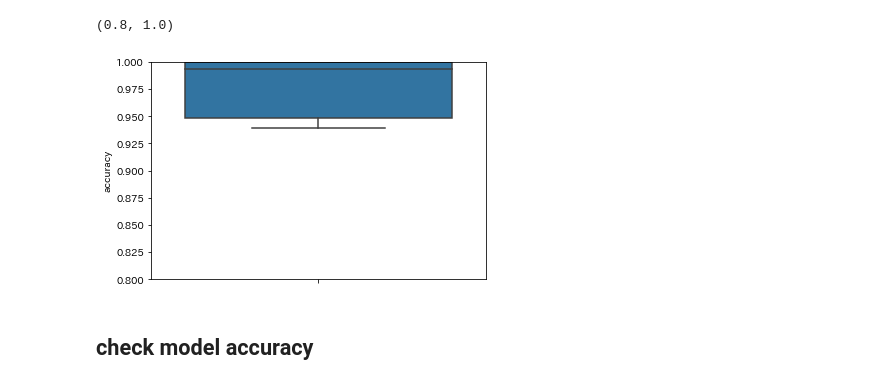
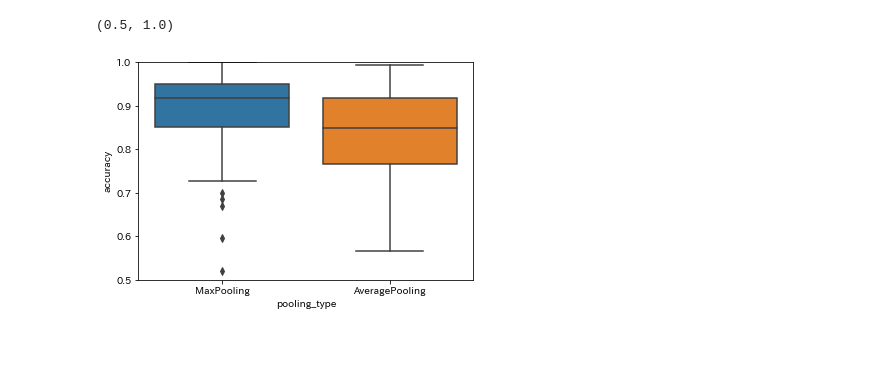
Before and after one commit to huxianyin/hu_ShiftInvarianceValidation_Biosignals2020, a Jupyter notebook: AF Detection/Analyze Result.ipynb, the cells around one changed output. Cells and saved outputs as stored; diff of their text form; code cells hidden in the pictures; blank space fills up the shorter version.

```diff
--- a/AF Detection/Analyze Result.ipynb
+++ b/AF Detection/Analyze Result.ipynb
@@ -36,3 +32,11 @@ result_df = drop_repeat(pd.read_csv("./results/result.csv"),axis="accuracy",repe
+# %%
+#result_df_max = drop_repeat(pd.read_csv("./results_max/result.csv"),axis="accuracy",repeat=10)
+result_df_max = pd.read_csv("./results_max/result.csv")
+result_df_max = result_df_max.drop(['Unnamed: 0'],axis=1)
+#result_df_avg = drop_repeat(pd.read_csv("./results_avg/result.csv"),axis="accuracy",repeat=10)
+result_df_avg = pd.read_csv("./results_avg/result.csv")
+result_df_avg = result_df_avg.drop(['Unnamed: 0'],axis=1)
+result_df = pd.concat([result_df_max,result_df_avg],axis=0)
 # %%
 result_df
 # %% [output]
@@ -49,8 +61,6 @@ np.mean(result_df.accuracy)
 # %%
-sns.boxplot(data=result_df,y="accuracy")
-plt.ylim(0.8,1.0)
+sns.boxplot(data=result_df,x="pooling_type",y="accuracy")
+plt.ylim(0.5,1.0)
 # %% [output]
-(0.8, 1.0)
+(0.5, 1.0)
-[figure, old version]
+[figure, new version]
-# %% [markdown]
-## check model accuracy
```
Also changed, not shown: parts of 19 cells of this notebook, 6 other files.
